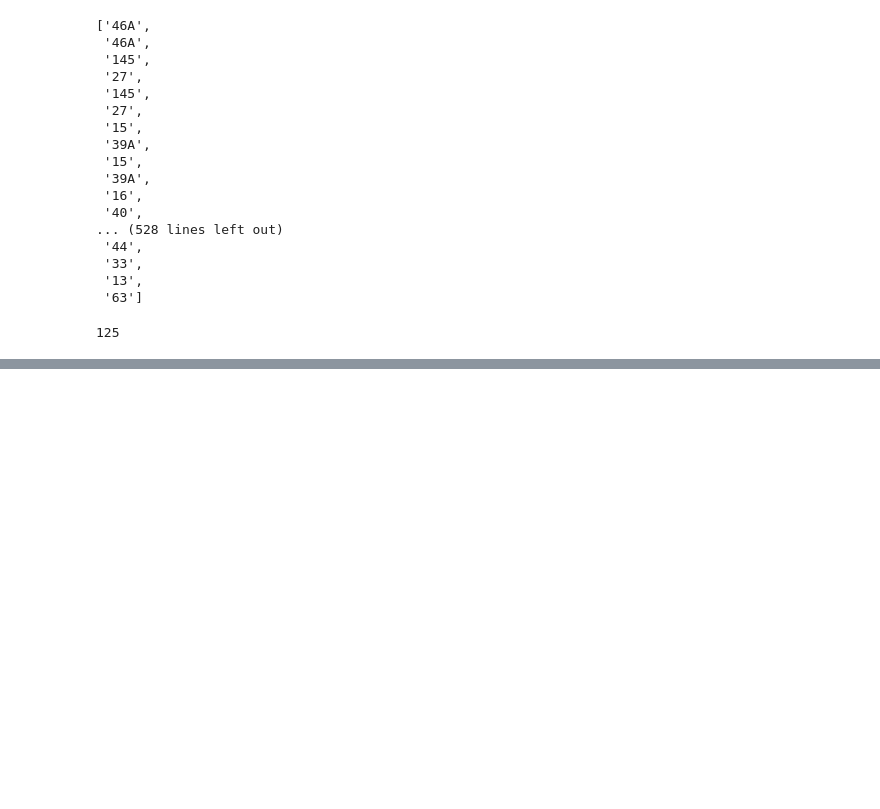
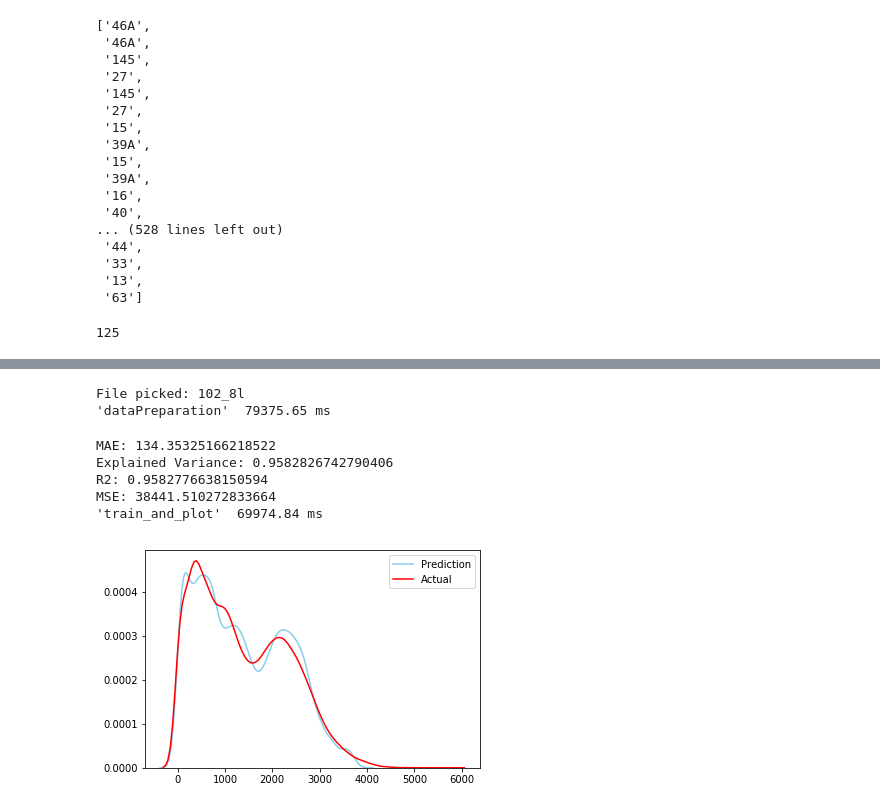
Before and after one commit to xinyuewang1/DublinBusDataAnalysis, a Jupyter notebook: Some fucntions.ipynb, the cells around one changed output, grey strips where cells are left out. Saved outputs shown, nothing was run; the diff lists cells and outputs as text; code cells hidden in the pictures; blank space fills up the shorter version.

```diff
--- a/Some fucntions.ipynb
+++ b/Some fucntions.ipynb
@@ -1603,3 +1603,40 @@ x
 len(set(x))
 # %% [output]
 125
+# %%
+from sklearn.preprocessing import StandardScaler
+from sklearn.neural_network import MLPRegressor
+from sklearn.metrics import mean_absolute_error
+import os
+# from sklearn import metrics
+from sklearn.model_selection import cross_val_score
+@timeit
+def crossVali(df, identifier, Xcol=['progrnumber','plannedtime','rain','weekday','distance','em','mp','lm','md','ap','ev',
+                                          'ln','temp','m2f','sat','ucdSchoolTerm'], y='tripTravelTime', split=0.7):
+
+    df = df.sample(frac=1)
+    X = df[Xcol]
+    split = int(df.shape[0]*split)
+    X_train, X_test = X[:split], X[split:]
+#     y_train, y_test = df[y][:split], df[y][split:]
+    Y = df[y]
+    scaler = StandardScaler()  #scaler is based on 0.7/0.3 split.
+    scaler.fit(X_train)
+
+#     X_train = scaler.transform(X_train)
+#     X_test = scaler.transform(X_test)
+    X = scaler.transform(X)
+
+    regr = MLPRegressor()
+#     regr.fit(X_train, y_train)
+    scores = cross_val_score(regr, X, Y, cv=5, scoring='neg_mean_absolute_error')
+#     y_pred = regr.predict(X_test)
+    print('5 Fold Cross Validation:',scores)
+    print('Average:',sum(scores)/len(scores))
+# %%
+import os, random
+for i in range(5):
+    file = random.choice(os.listdir("Test/leavetimes/"))
+    print("File picked:",file)
+    df, id = dataPreparation("Test/leavetimes/"+file)
+    crossVali(df,id)
@@ -1605,0 +1709,17 @@ len(set(x))
+# %%
+file = random.choice(os.listdir("Test/leavetimes/"))
+print("File picked:",file)
+
+result = dataPreparation("Test/leavetimes/"+file)
+if result:
+    df, id = result[0], result[1]
+    train_and_plot(df, id)
+# %% [output]
+File picked: 102_8l
+'dataPreparation'  79375.65 ms
+MAE: 134.35325166218522
+Explained Variance: 0.9582826742790406
+R2: 0.9582776638150594
+MSE: 38441.510272833664
+'train_and_plot'  69974.84 ms
+[figure, added]
```
Also changed, not shown: parts of 4 cells of this notebook.
